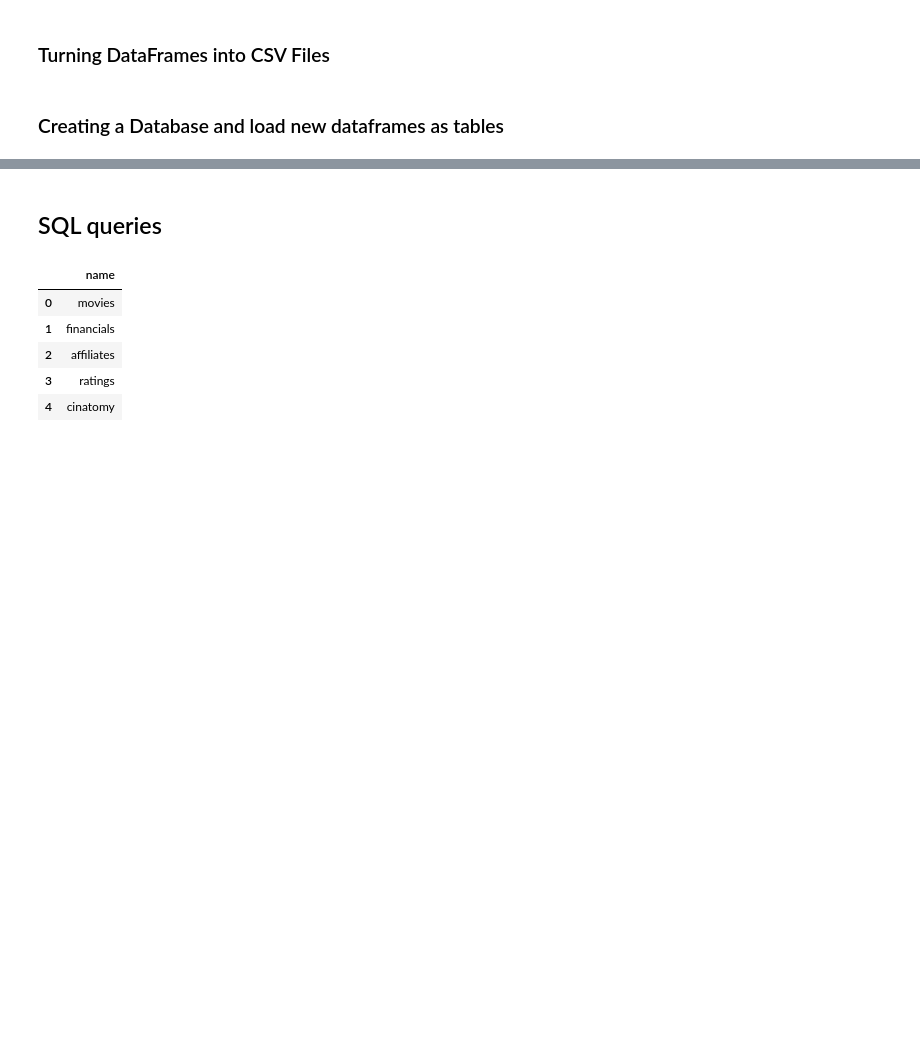
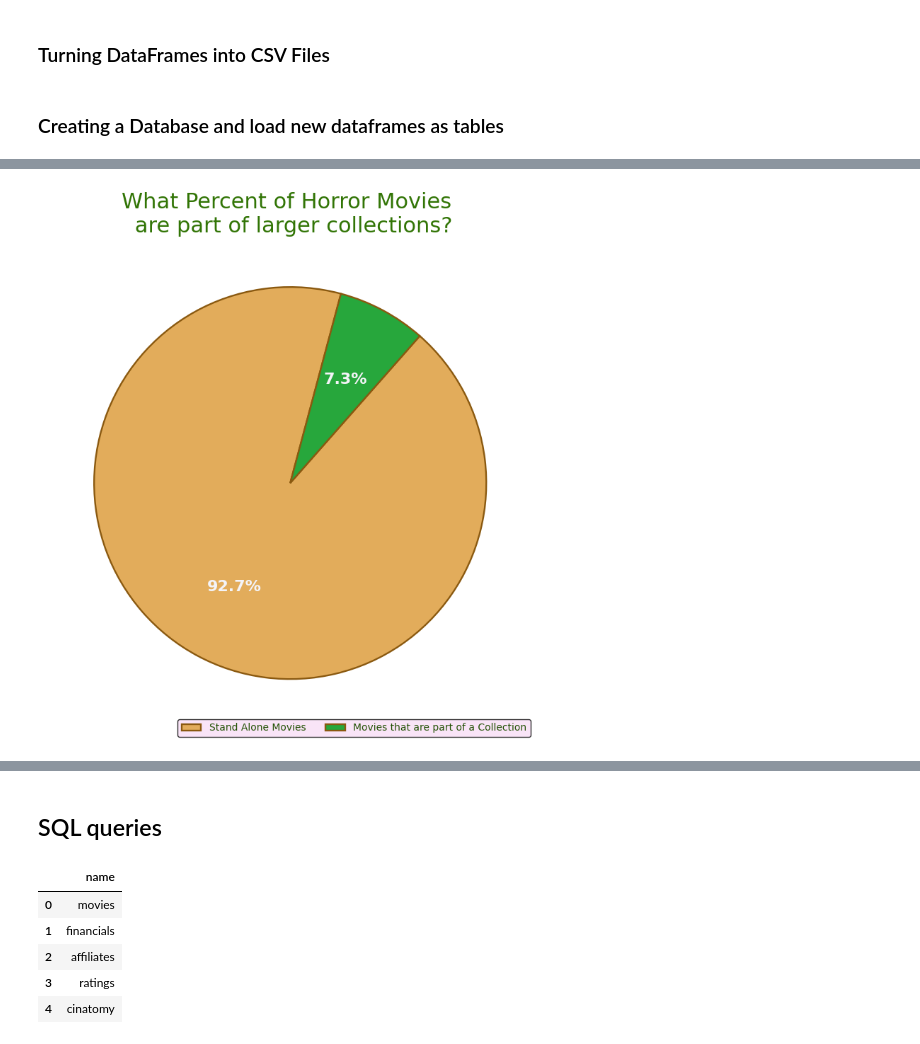
Before and after one commit to JessicaLindsey5514/The_Perfect_Horror_Movie, a Jupyter notebook: Notebooks/perfect_horror_movie.ipynb, the cells around one changed output, grey strips where cells are left out. Cells and saved outputs as stored; diff of their text form; code cells hidden in the pictures; blank space fills up the shorter version.

```diff
--- a/Notebooks/perfect_horror_movie.ipynb
+++ b/Notebooks/perfect_horror_movie.ipynb
@@ -910,0 +972,56 @@ connection.close()
+# %%
+standalone = horror_df['collection_name'].isna().sum()
+incollection = horror_df['collection_name'].count()
+pie_data = [standalone, incollection]
+pie_series = pd.Series(pie_data)
+
+
+fig, ax = plt.subplots(figsize=(8,8))
+
+wedges, texts, autotext = ax.pie(
+    pie_series,
+    labels=None,
+    startangle= 75,
+    colors=["#E2AC5B", "#27A73C"],
+    autopct= "%1.1f%%",
+    wedgeprops={
+        'edgecolor': "#8A5910",
+        'linewidth': 1.7,
+        'antialiased': True}
+    )
+
+ax.set_title(
+    "What Percent of Horror Movies \n are part of larger collections?",
+    fontsize= 22,
+    color= "#327506",
+    loc="center"
+    )
+
+for autotext in autotext:
+    autotext.set_fontsize(16)
+    autotext.set_color("#f4f4f8")
+    autotext.set_weight("bold")
+
+
+legend = ax.legend(
+    wedges,
+    pie_series.index,
+    labels= ["Stand Alone Movies","Movies that are part of a Collection"],
+    loc="center right",
+    bbox_to_anchor = (1, 0),
+    ncol= 2,
+    frameon=True,
+    facecolor="#F8DEF5",
+    edgecolor='black'
+)
+for text in legend.get_texts():
+    text.set_color("#235205")
+
+
+
+plt.tight_layout()
+
+plt.savefig('../Visualizations/collectionvsstanalone.png')
+plt.show()
+# %% [output]
+[figure, added]
```
Also changed, not shown: parts of 22 cells of this notebook, 14 other files.
